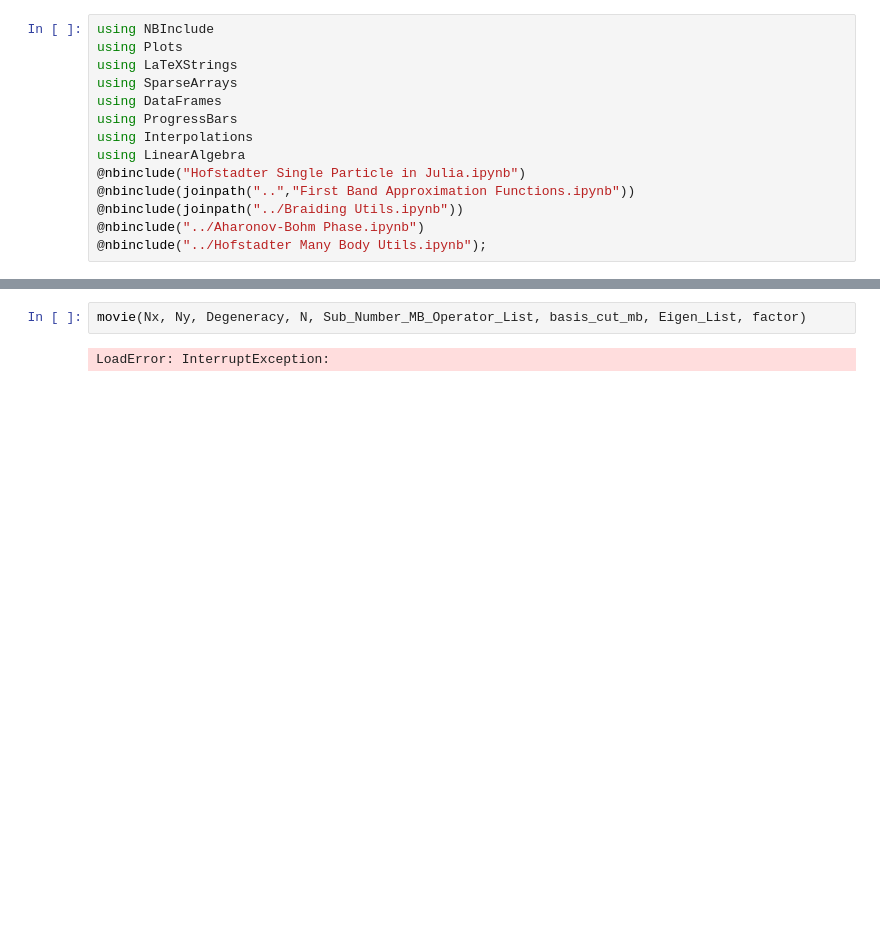
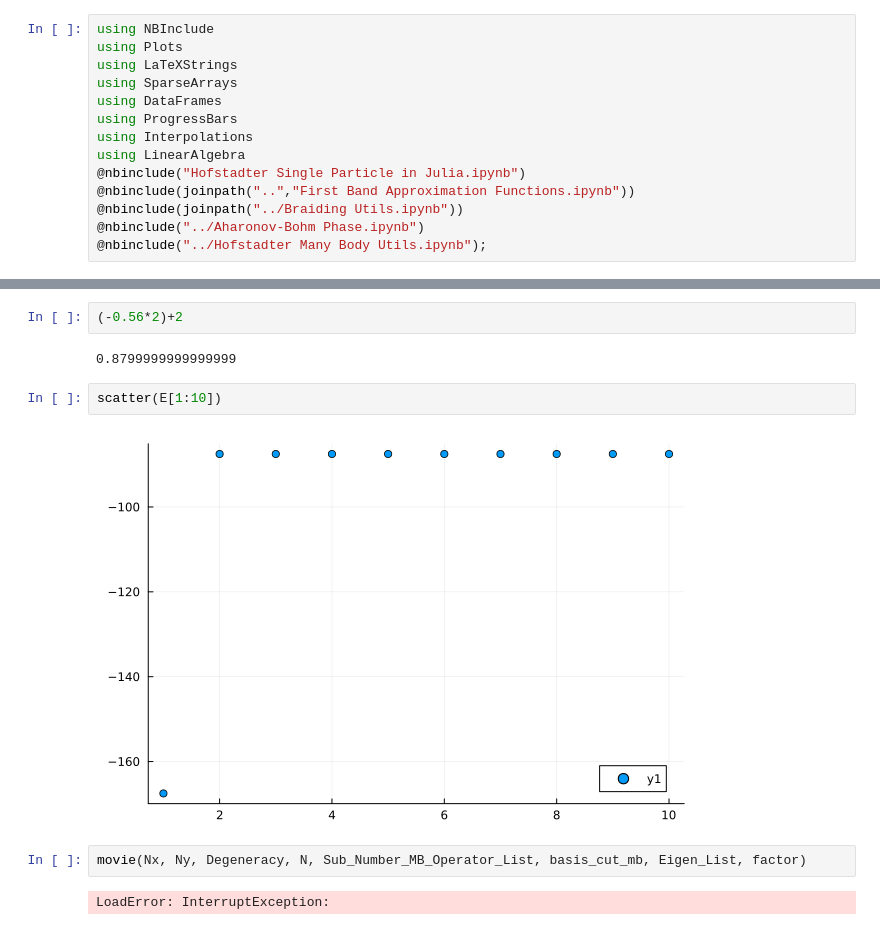
Before and after one commit to Umut-Can-Physics/Kagome-Lattice, a Jupyter notebook: My Numerical Calculations/Many-Body/Hofstadter/Hofstadter AB and Braiding Phases.ipynb, the cells around one changed output, grey strips where cells are left out. Saved outputs shown, nothing was run; the diff lists cells and outputs as text; blank space fills up the shorter version.

```diff
--- a/My Numerical Calculations/Many-Body/Hofstadter/Hofstadter AB and Braiding Phases.ipynb
+++ b/My Numerical Calculations/Many-Body/Hofstadter/Hofstadter AB and Braiding Phases.ipynb
@@ -63,3 +69,11 @@ BP
+# %%
+(-0.56*2)+2
+# %% [output]
+0.8799999999999999
+# %%
+scatter(E[1:10])
+# %% [output]
+[figure, added]
 # %%
 movie(Nx, Ny, Degeneracy, N, Sub_Number_MB_Operator_List, basis_cut_mb, Eigen_List, factor)
 # %% [output]
```
Also changed, not shown: parts of 8 cells of this notebook, 6 other files.
